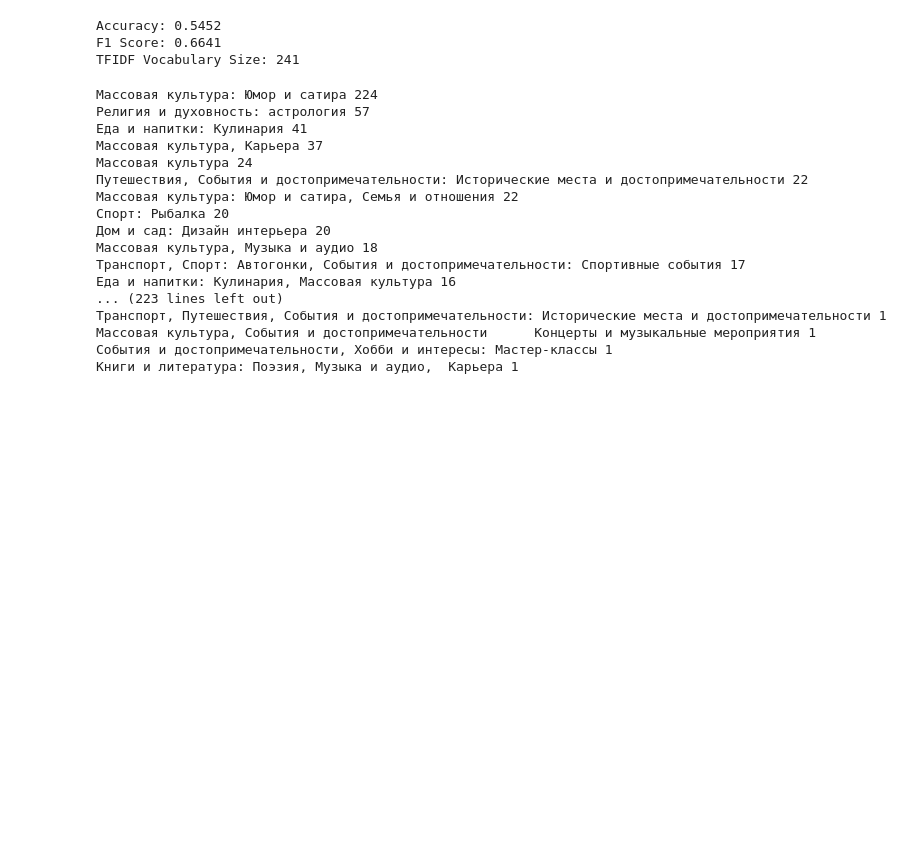
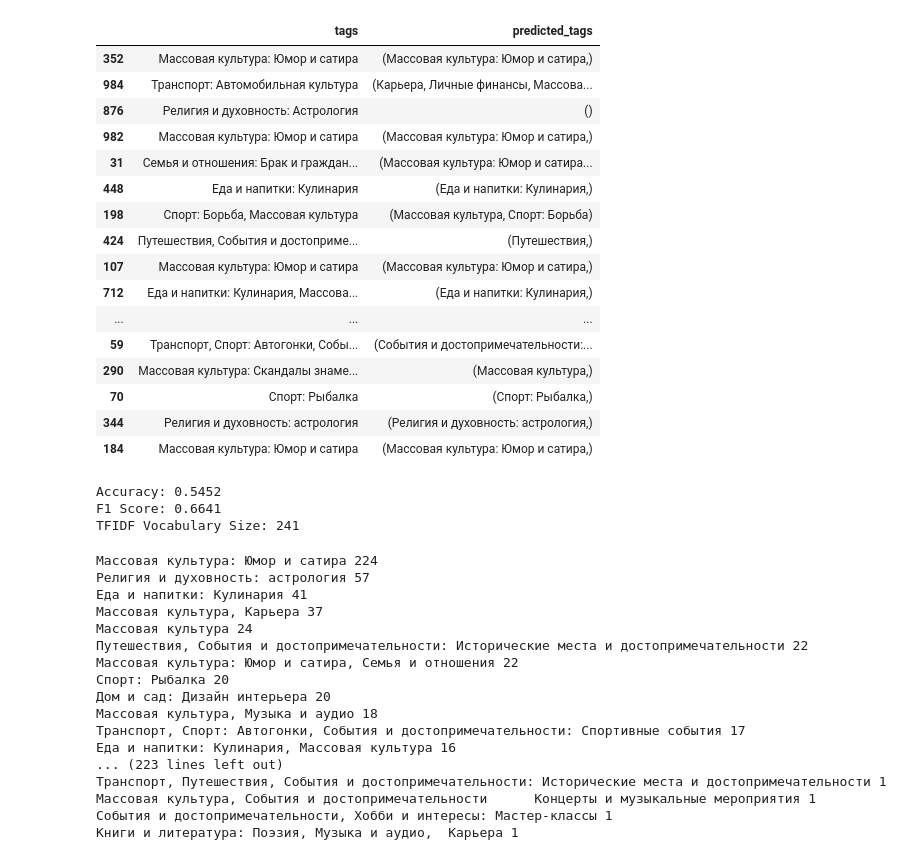
Before and after one commit to MegaMashroomSquad/VideoTagsPred, a Jupyter notebook: 1.ipynb, the cells around one changed output. Drawn from its saved outputs; the diff is of its cells as text; code cells hidden in the pictures; blank space fills up the shorter version.

```diff
--- a/1.ipynb
+++ b/1.ipynb
@@ -7,7 +7,8 @@ df = df[df['video_id'] != 'b4d70f82038d1d97f1b3ce2a493d12c8'].reset_index(drop=T
 def get_first_level(x):
     tags = []
     for part in x.split(','):
-        tags.append(part.split(':')[0].strip())
+        # tags.append(part.split(':')[0].strip())
+        tags.append(part.strip())
     return ', '.join(tags)
 
 def get_second_level(x):
@@ -25,3 +26,40 @@ def get_third_level(x):
 df['first_level'] = df['tags'].apply(get_first_level)
 df['second_level'] = df['tags'].apply(get_second_level)
 df['third_level'] = df['tags'].apply(get_third_level)
+# %%
+from langchain_community.llms import Ollama
+from langchain.prompts import PromptTemplate
+import re
+from tqdm.notebook import tqdm
+import os
+import json
+
+prompt_template = PromptTemplate(
+    input_variables=["title"],
+    template=(
+        "Классифицируй к какой категории относится заголовок, верни только подходяющую категорию (может быть 1 или несколько). "
+        "Напиши только подходящую(ие) категории через ', ' "
+        "Транспорт, Книги и литература, Бизнес и финансы, Карьера, Образование, События и достопримечательности, Семья и отношения, Изобразительное искусство, Еда и напитки, Здоровый образ жизни, Хобби и интересы, Дом и сад, Медицина, Фильмы и анимация, Музыка и аудио, Новости и политика, Личные финансы, Животные, Массовая культура, Недвижимость, Религия и духовность, Наука, Покупки, Спорт, Стиль и красота, Информационные технологии, Телевидение, Путешествия, Игры. "
+        "Заголовок видео: \"{title}\". "
+    ),
+)
+
+
+llm = Ollama(model="llama3", temperature=0)
+
+def process_title_with_llama(title):
+    prompt = prompt_template.format(title=title)
+    response = llm.invoke(prompt)
+    print(response)
+    return response
+
+# df = df.iloc[:30]
+
+title_tags = []
+for x in tqdm(df['title'].tolist()):
+    title_tags.append(process_title_with_llama(x))
+
+df['llm_title_tags'] = title_tags # df['title'].apply(process_title_with_llama)
+
+df['llm_title_tags_list'] = df['llm_title_tags'].apply(lambda x: x.split(', '))
+df_llm = df['llm_title_tags_list'].str.join('|').str.get_dummies()
@@ -340,3 +448,23 @@ print(final_score)
+# %%
+test_df[['tags', 'predicted_tags']].iloc[:30]
+# %% [output]
+|  | tags | predicted_tags |
+| 352 | Массовая культура: Юмор и сатира | (Массовая культура: Юмор и сатира,) |
+| 984 | Транспорт: Автомобильная культура | (Карьера, Личные финансы, Массова... |
+| 876 | Религия и духовность: Астрология | () |
+| 982 | Массовая культура: Юмор и сатира | (Массовая культура: Юмор и сатира,) |
+| 31 | Семья и отношения: Брак и граждан... | (Массовая культура: Юмор и сатира... |
+| 448 | Еда и напитки: Кулинария | (Еда и напитки: Кулинария,) |
+| 198 | Спорт: Борьба, Массовая культура | (Массовая культура, Спорт: Борьба) |
+| 424 | Путешествия, События и достоприме... | (Путешествия,) |
+| 107 | Массовая культура: Юмор и сатира | (Массовая культура: Юмор и сатира,) |
+| 712 | Еда и напитки: Кулинария, Массова... | (Еда и напитки: Кулинария,) |
+| ... | ... | ... |
+| 59 | Транспорт, Спорт: Автогонки, Собы... | (События и достопримечательности:... |
+| 290 | Массовая культура: Скандалы знаме... | (Массовая культура,) |
+| 70 | Спорт: Рыбалка | (Спорт: Рыбалка,) |
+| 344 | Религия и духовность: астрология | (Религия и духовность: астрология,) |
+| 184 | Массовая культура: Юмор и сатира | (Массовая культура: Юмор и сатира,) |
 # %%
 # import pandas as pd
 # from sklearn.model_selection import train_test_split
```
Also changed, not shown: parts of 6 cells of this notebook.
